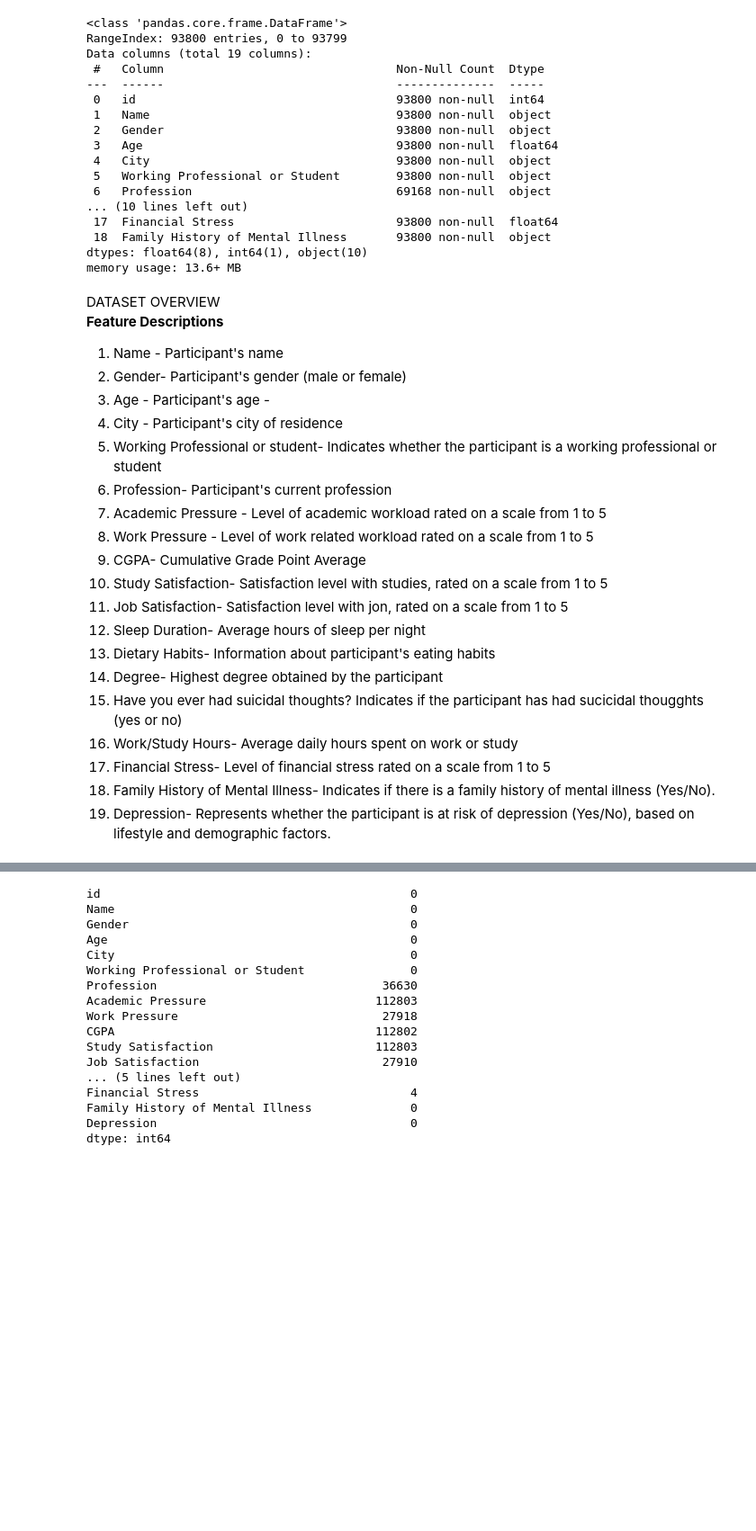
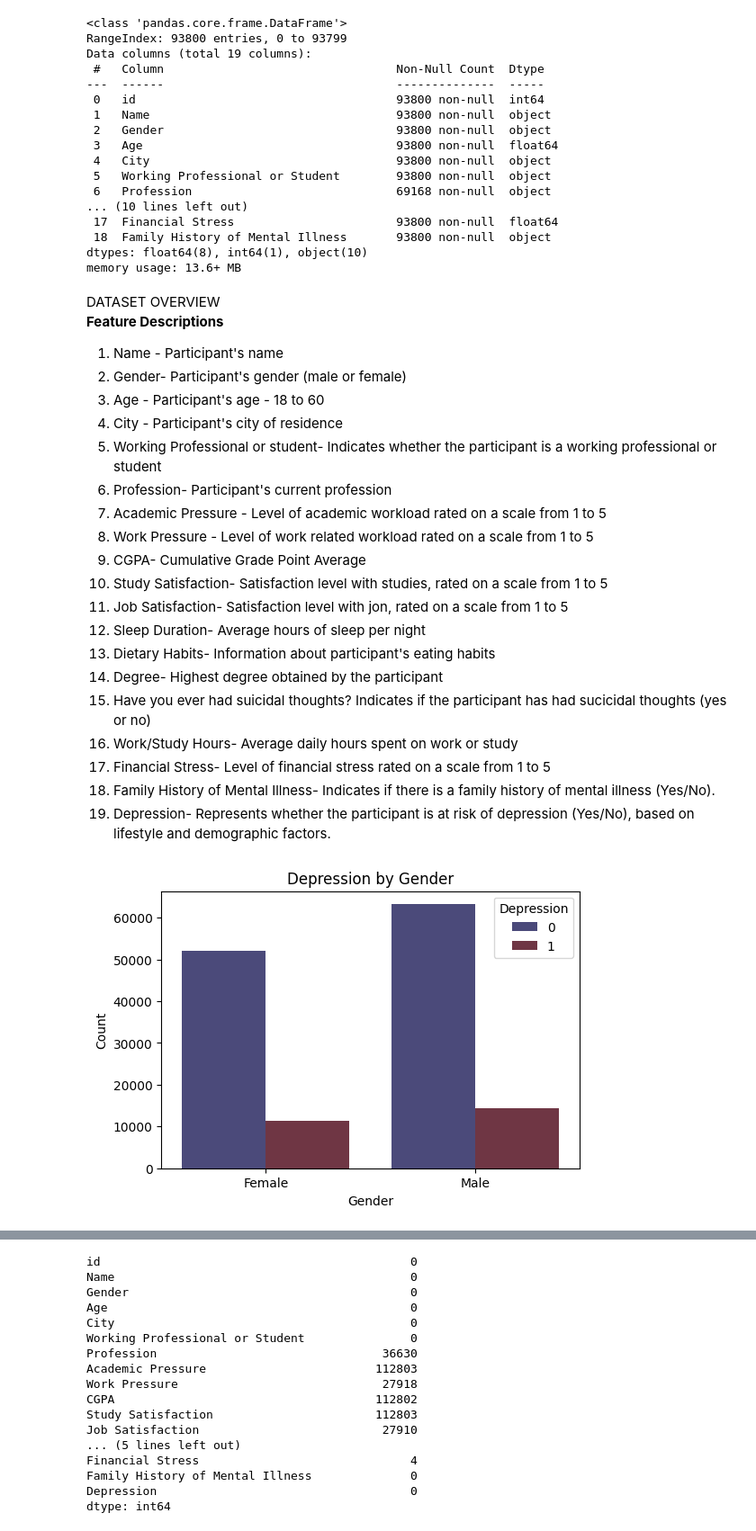
Before and after one commit to KImondorose/Exploring-Mental-Health-Data, a Jupyter notebook: index.ipynb, the cells around one changed output, grey strips where cells are left out. Shown: that part at 90% size. Cells and saved outputs as stored; diff of their text form; code cells hidden in the pictures; blank space fills up the shorter version.

```diff
--- a/index.ipynb
+++ b/index.ipynb
@@ -115,7 +115,7 @@ DATASET OVERVIEW
 **Feature Descriptions**
 1. Name - Participant's name
 2. Gender- Participant's gender (male or female)
-3. Age - Participant's age -
+3. Age - Participant's age - 18 to 60
 4. City - Participant's city of residence
 5. Working Professional or student- Indicates whether the participant is a working professional or student
 6. Profession- Participant's current profession
@@ -127,8 +127,16 @@ DATASET OVERVIEW
 12. Sleep Duration- Average hours of sleep per night
 13. Dietary Habits- Information about participant's eating habits
 14. Degree- Highest degree obtained by the participant
-15. Have you ever had suicidal thoughts? Indicates if the participant has had sucicidal thougghts (yes or no)
+15. Have you ever had suicidal thoughts? Indicates if the participant has had sucicidal thoughts (yes or no)
 16. Work/Study Hours- Average daily hours spent on work or study
 17. Financial Stress- Level of financial stress rated on a scale from 1 to 5
 18. Family History of Mental Illness- Indicates if there is a family history of mental illness (Yes/No).
 19. Depression- Represents whether the participant is at risk of depression (Yes/No), based on lifestyle and demographic factors.
+# %%
+plt.figure(figsize=(6,4))
+ax = sns.countplot(x='Gender', hue="Depression", data=training_data, palette = 'icefire')
+ax.set_xlabel('Gender')
+ax.set_ylabel('Count')
+ax.set_title('Depression by Gender');
+# %% [output]
+[figure, added]
```
Also changed, not shown: parts of 33 cells of this notebook, 1 other file.
